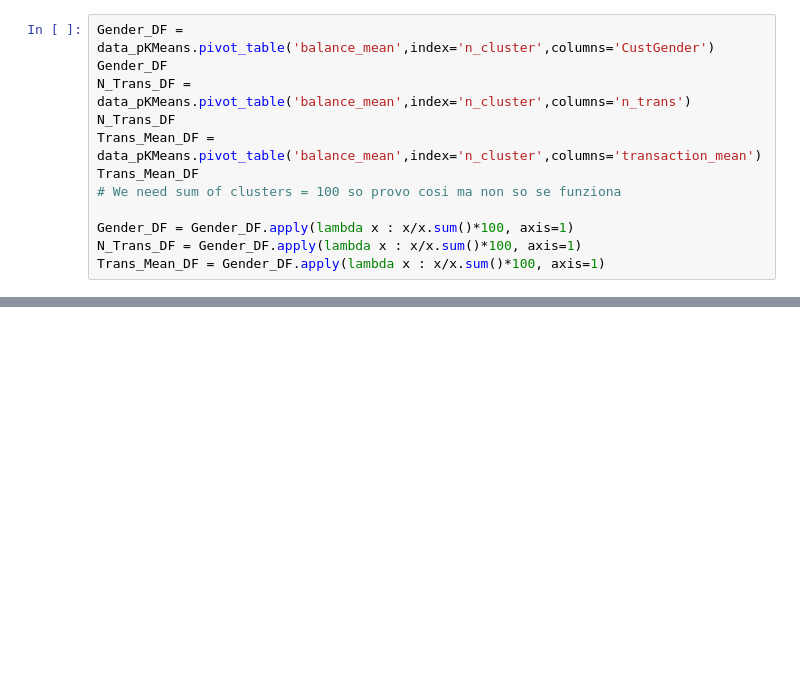
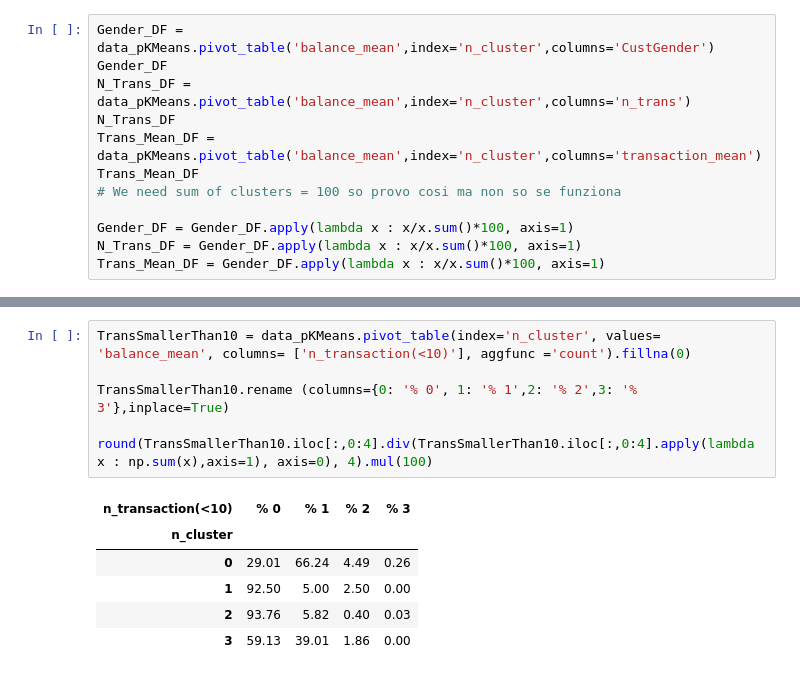
Before and after one commit to LucaFabri99/ADM-HW4, a Jupyter notebook: main.ipynb, the cells around one changed output, grey strips where cells are left out. Cells and saved outputs as stored; diff of their text form; blank space fills up the shorter version.

```diff
--- a/main.ipynb
+++ b/main.ipynb
@@ -674,0 +689,13 @@ Trans_Mean_DF = Gender_DF.apply(lambda x : x/x.sum()*100, axis=1)
+# %%
+TransSmallerThan10 = data_pKMeans.pivot_table(index='n_cluster', values= 'balance_mean', columns= ['n_transaction(<10)'], aggfunc ='count').fillna(0)
+
+TransSmallerThan10.rename (columns={0: '% 0', 1: '% 1',2: '% 2',3: '% 3'},inplace=True)
+
+round(TransSmallerThan10.iloc[:,0:4].div(TransSmallerThan10.iloc[:,0:4].apply(lambda x : np.sum(x),axis=1), axis=0), 4).mul(100)
+# %% [output]
+| n_transaction(<10) | % 0 | % 1 | % 2 | % 3 |
+| n_cluster |  |  |  |  |
+| 0 | 29.01 | 66.24 | 4.49 | 0.26 |
+| 1 | 92.50 | 5.00 | 2.50 | 0.00 |
+| 2 | 93.76 | 5.82 | 0.40 | 0.03 |
+| 3 | 59.13 | 39.01 | 1.86 | 0.00 |
```
Also changed, not shown: parts of 5 cells of this notebook.
